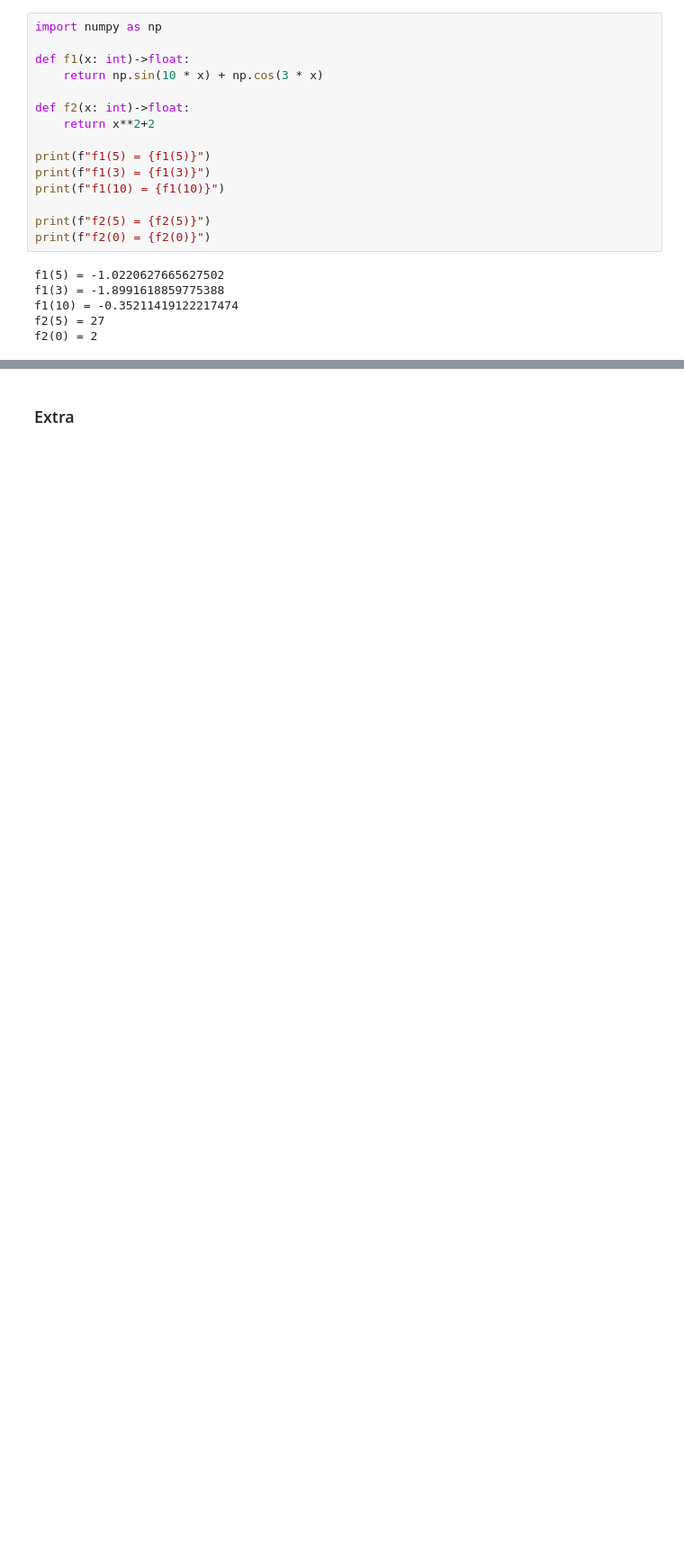
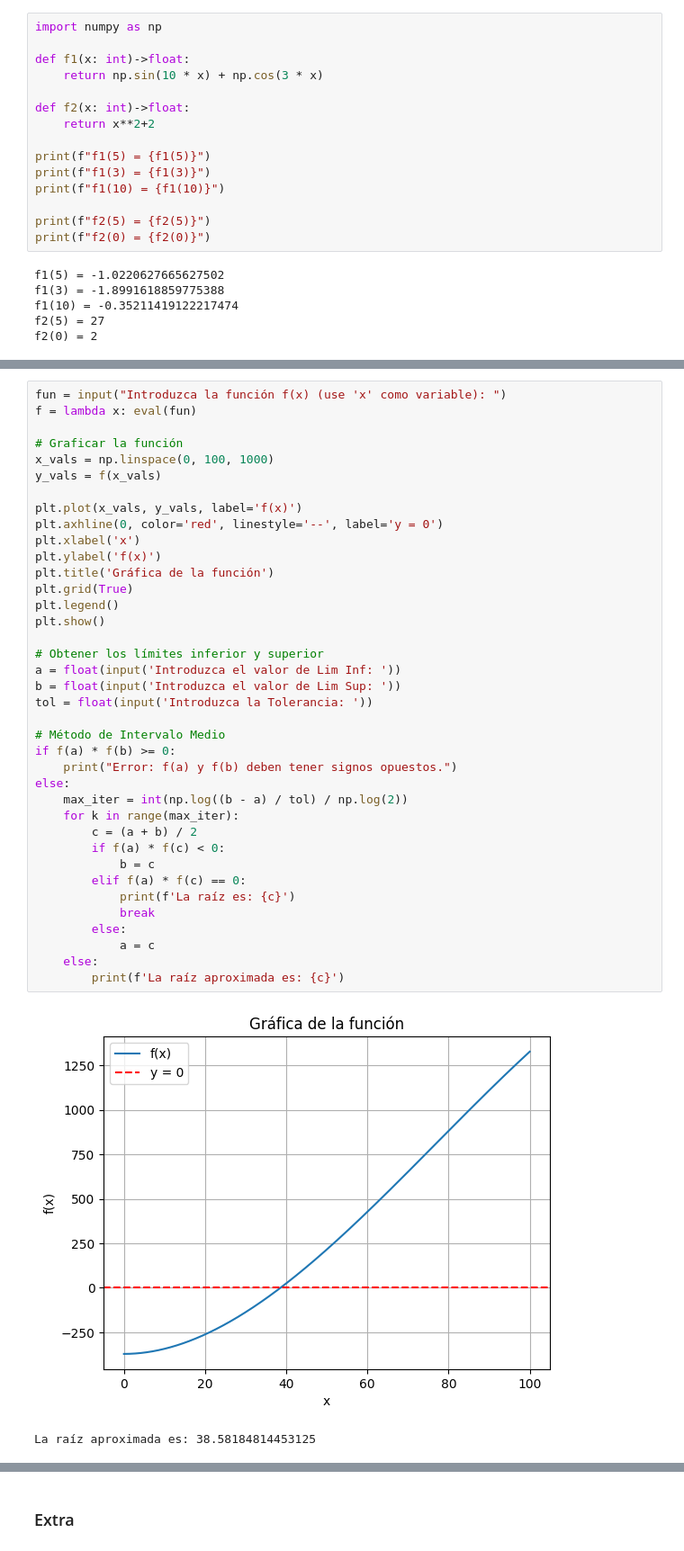
Before and after one commit to kapicida/MENU24, a Jupyter notebook: TP3/TP3_Raices.ipynb, the cells around one changed output, grey strips where cells are left out. Shown at 90% size. Drawn from its saved outputs; the diff is of its cells as text; blank space fills up the shorter version.

```diff
--- a/TP3/TP3_Raices.ipynb
+++ b/TP3/TP3_Raices.ipynb
@@ -100,0 +105,41 @@ La raíz es: 0.0
+# %%
+fun = input("Introduzca la función f(x) (use 'x' como variable): ")
+f = lambda x: eval(fun)
+
+# Graficar la función
+x_vals = np.linspace(0, 100, 1000)
+y_vals = f(x_vals)
+
+plt.plot(x_vals, y_vals, label='f(x)')
+plt.axhline(0, color='red', linestyle='--', label='y = 0')
+plt.xlabel('x')
+plt.ylabel('f(x)')
+plt.title('Gráfica de la función')
+plt.grid(True)
+plt.legend()
+plt.show()
+
+# Obtener los límites inferior y superior
+a = float(input('Introduzca el valor de Lim Inf: '))
+b = float(input('Introduzca el valor de Lim Sup: '))
+tol = float(input('Introduzca la Tolerancia: '))
+
+# Método de Intervalo Medio
+if f(a) * f(b) >= 0:
+    print("Error: f(a) y f(b) deben tener signos opuestos.")
+else:
+    max_iter = int(np.log((b - a) / tol) / np.log(2))
+    for k in range(max_iter):
+        c = (a + b) / 2
+        if f(a) * f(c) < 0:
+            b = c
+        elif f(a) * f(c) == 0:
+            print(f'La raíz es: {c}')
+            break
+        else:
+            a = c
+    else:
+        print(f'La raíz aproximada es: {c}')
+# %% [output]
+[figure, added]
+La raíz aproximada es: 38.58184814453125
```
Also changed, not shown: parts of 14 cells of this notebook.
